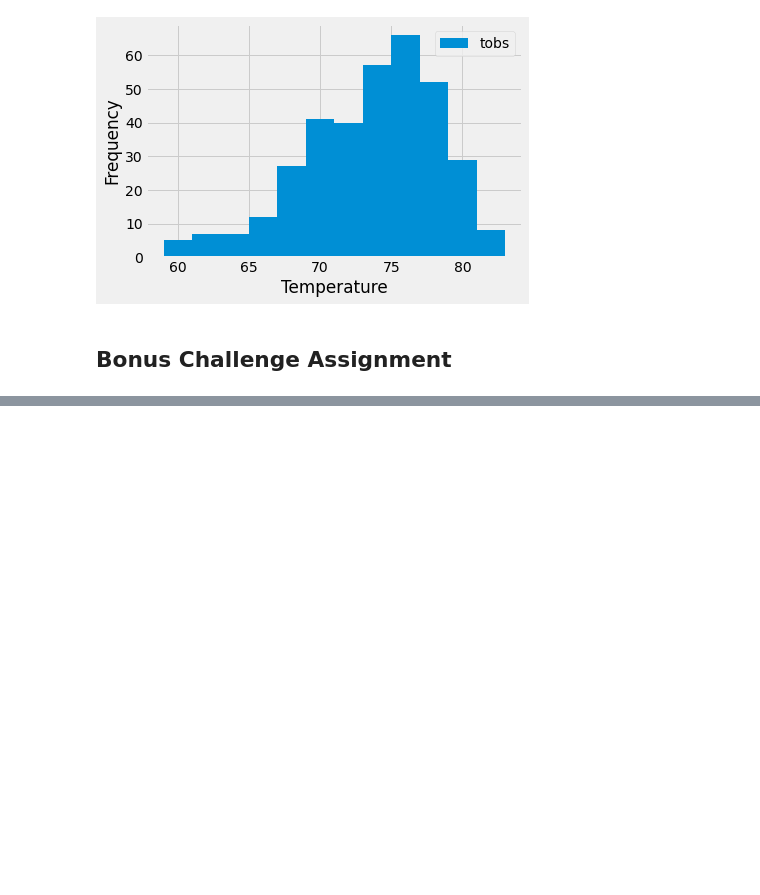
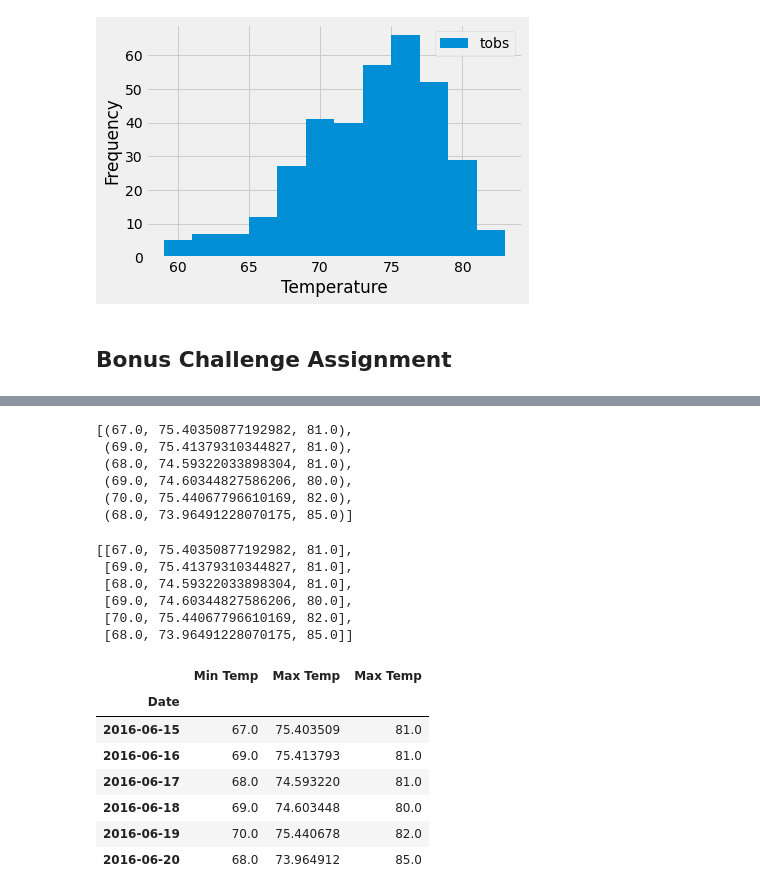
Before and after one commit to trvossler-max/sqlalchemy-challenge, a Jupyter notebook: climate_starter.ipynb, the cells around one changed output, grey strips where cells are left out. Saved outputs shown, nothing was run; the diff lists cells and outputs as text; code cells hidden in the pictures; blank space fills up the shorter version.

```diff
--- a/climate_starter.ipynb
+++ b/climate_starter.ipynb
@@ -212,15 +259,69 @@ daily_normals("01-01")
+# %%
+# calculate the daily normals for your trip
+day_one = daily_normals("06-15")
+day_two = daily_normals("06-16")
+day_three = daily_normals("06-17")
+day_four = daily_normals("06-18")
+day_five = daily_normals("06-19")
+day_six = daily_normals("06-20")
+
+# push each tuple of calculations into a list called `normals`
+temp_tuple = ((day_one),(day_two),(day_three), (day_four), (day_five), day_six)
+
+temp_list = [x for x, in temp_tuple]
+
+temp_list
+# %% [output]
+[(67.0, 75.40350877192982, 81.0),
+ (69.0, 75.41379310344827, 81.0),
+ (68.0, 74.59322033898304, 81.0),
+ (69.0, 74.60344827586206, 80.0),
+ (70.0, 75.44067796610169, 82.0),
+ (68.0, 73.96491228070175, 85.0)]
 # %%
-# calculate the daily normals for your trip
-# push each tuple of calculations into a list called `normals`
-
 # Set the start and end date of the trip
+start = '2016-06-15'
+end = '2016-06-20'
 
 # Use the start and end date to create a range of dates
+start_date = dt.datetime.strptime(start, '%Y-%m-%d')
+end_date = dt.datetime.strptime(end, '%Y-%m-%d')
 
 # Stip off the year and save a list of %m-%d strings
 
+
 # Loop through the list of %m-%d strings and calculate the normals for each date
+vacdates = []
+normals = []
+while (start_date <= end_date):
+    vacdates.append(dt.datetime.strftime(start_date, '%Y-%m-%d'))
+    datesformat = dt.datetime.strftime(start_date, '%m-%d')
+    normals.append(list(np.ravel(daily_normals(datesformat))))
+    start_date = start_date + dt.timedelta(days = 1)
+
+normals
+# %% [output]
+[[67.0, 75.40350877192982, 81.0],
+ [69.0, 75.41379310344827, 81.0],
+ [68.0, 74.59322033898304, 81.0],
+ [69.0, 74.60344827586206, 80.0],
+ [70.0, 75.44067796610169, 82.0],
+ [68.0, 73.96491228070175, 85.0]]
 # %%
 # Load the previous query results into a Pandas DataFrame and add the `trip_dates` range as the `date` index
+bonus2_df = pd.DataFrame(normals, columns=['Min Temp', 'Max Temp', 'Max Temp'])
+bonus2_df['Date'] = vacdates
+bonus2_df = bonus2_df.set_index('Date')
+
+bonus2_df
+# %% [output]
+|  | Min Temp | Max Temp | Max Temp |
+| Date |  |  |  |
+| 2016-06-15 | 67.0 | 75.403509 | 81.0 |
+| 2016-06-16 | 69.0 | 75.413793 | 81.0 |
+| 2016-06-17 | 68.0 | 74.593220 | 81.0 |
+| 2016-06-18 | 69.0 | 74.603448 | 80.0 |
+| 2016-06-19 | 70.0 | 75.440678 | 82.0 |
+| 2016-06-20 | 68.0 | 73.964912 | 85.0 |
 # %%
 # Plot the daily normals as an area plot with `stacked=False`
```
Also changed, not shown: parts of 7 cells of this notebook, 1 other file.
